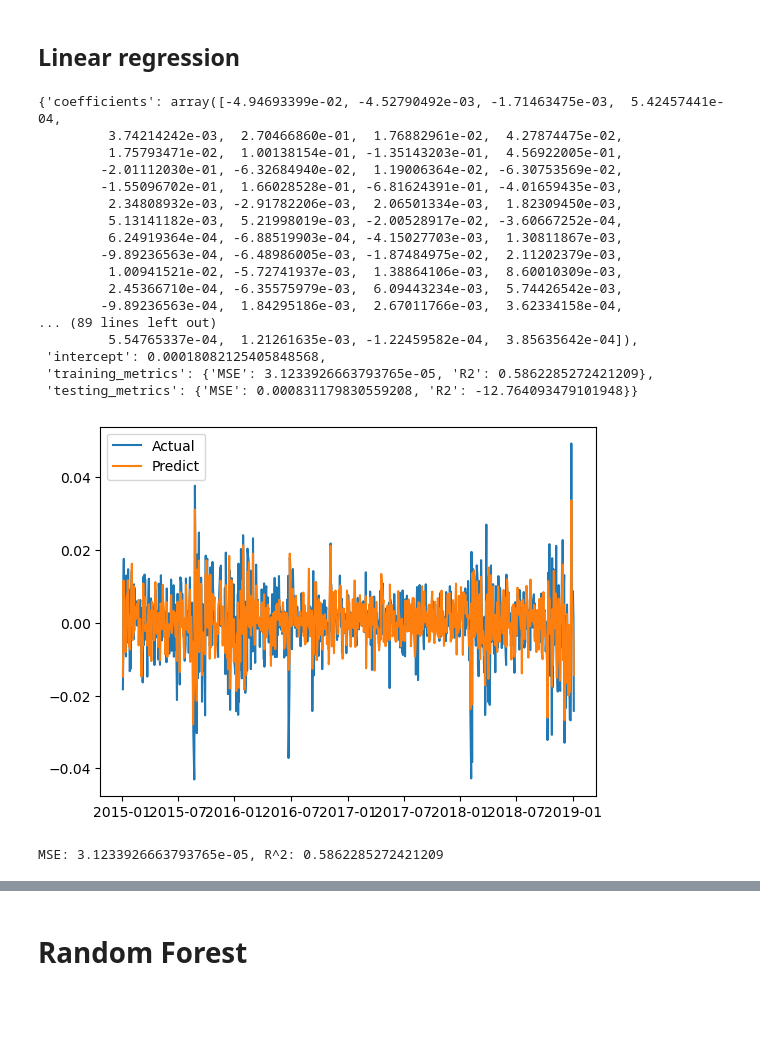
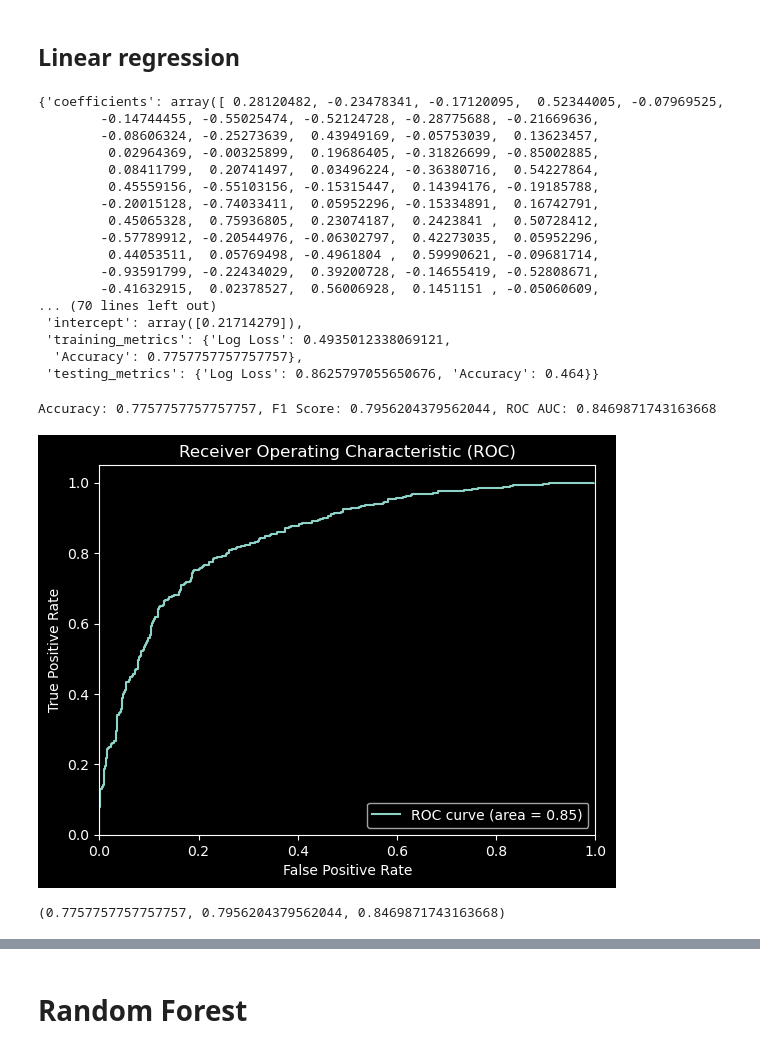
Before and after one commit to nogibjj/Hedgehog, a Jupyter notebook: new_predict_classification.ipynb, the cells around one changed output, grey strips where cells are left out. Drawn from its saved outputs; the diff is of its cells as text; code cells hidden in the pictures; blank space fills up the shorter version.

```diff
--- a/new_predict_classification.ipynb
+++ b/new_predict_classification.ipynb
@@ -464,65 +554,77 @@ MSE: 6.780591446306916e-05, R^2: -0.12284599648883465
 # %% [markdown]
 # Set 4: All (including Tweet Sentiment and News Sentiment)
 # %%
-y = df['SPY_log_ret_1d'][1:]
+y = df["SPY_log_ret_1d"][1:]
+y = (y > 0).astype(int)
 
 X4 = pd.concat([df.iloc[:, 0:11], df.iloc[:, 23:]], axis=1)[:-1].ffill()
 
-(X_train4, X_test4, y_train4, y_test4) = prepare_X_y(X4, y, lags_period=None, test_size=0.2)
+(X_train4, X_test4, y_train4, y_test4) = prepare_X_y(X4, y, test_size=0.2)
 # %% [markdown]
 ## Linear regression
 # %%
-# Initialize the Linear Regression model
-lr_model4 = LinearRegression()
+# Initialize the Logistic Regression model
+lr_model4 = LogisticRegression()
 
 # Fit the model with the training data
 lr_model4.fit(X_train4, y_train4)
 
-# Coefficients and intercept
+# The coefficients and intercept
 coefficients4 = lr_model4.coef_
 intercept4 = lr_model4.intercept_
 
 # Predict on the training data
+# Predicted probabilities
+y_train_pred_proba4 = lr_model4.predict_proba(X_train4)
+# Predicted classes
 y_train_pred4 = lr_model4.predict(X_train4)
 
 # Calculate metrics on training data
-train_mse4 = mean_squared_error(y_train4, y_train_pred4)
-train_r24 = r2_score(y_train4, y_train_pred4)
+# Log Loss
+train_log_loss4 = log_loss(y_train4, y_train_pred_proba4)
+# Accuracy
+train_accuracy4 = accuracy_score(y_train4, y_train_pred4)
 
 # Predict on the testing data
+# Predicted probabilities
+y_test_pred_proba4 = lr_model4.predict_proba(X_test4)
+# Predicted classes
 y_test_pred4 = lr_model4.predict(X_test4)
 
 # Calculate metrics on testing data
-test_mse4 = mean_squared_error(y_test4, y_test_pred4)
-test_r24 = r2_score(y_test4, y_test_pred4)
+# Log Loss
+test_log_loss4 = log_loss(y_test4, y_test_pred_proba4)
+# Accuracy
+test_accuracy4 = accuracy_score(y_test4, y_test_pred4)
 
 {
-    "coefficients": coefficients4,
+    "coefficients": coefficients4.flatten(),  # Flatten to make it a 1D array for simplicity
     "intercept": intercept4,
-    "training_metrics": {"MSE": train_mse4, "R2": train_r24},
-    "testing_metrics": {"MSE": test_mse4, "R2": test_r24},
+    "training_metrics": {"Log Loss": train_log_loss4, "Accuracy": train_accuracy4},
+    "testing_metrics": {"Log Loss": test_log_loss4, "Accuracy": test_accuracy4},
 }
 # %% [output]
-{'coefficients': array([-4.94693399e-02, -4.52790492e-03, -1.71463475e-03,  5.42457441e-04,
-         3.74214242e-03,  2.70466860e-01,  1.76882961e-02,  4.27874475e-02,
-         1.75793471e-02,  1.00138154e-01, -1.35143203e-01,  4.56922005e-01,
-        -2.01112030e-01, -6.32684940e-02,  1.19006364e-02, -6.30753569e-02,
-        -1.55096702e-01,  1.66028528e-01, -6.81624391e-01, -4.01659435e-03,
-         2.34808932e-03, -2.91782206e-03,  2.06501334e-03,  1.82309450e-03,
-         5.13141182e-03,  5.21998019e-03, -2.00528917e-02, -3.60667252e-04,
-         6.24919364e-04, -6.88519903e-04, -4.15027703e-03,  1.30811867e-03,
-        -9.89236563e-04, -6.48986005e-03, -1.87484975e-02,  2.11202379e-03,
-         1.00941521e-02, -5.72741937e-03,  1.38864106e-03,  8.60010309e-03,
-         2.45366710e-04, -6.35575979e-03,  6.09443234e-03,  5.74426542e-03,
-        -9.89236563e-04,  1.84295186e-03,  2.67011766e-03,  3.62334158e-04,
-... (89 lines left out)
-         5.54765337e-04,  1.21261635e-03, -1.22459582e-04,  3.85635642e-04]),
- 'intercept': 0.00018082125405848568,
- 'training_metrics': {'MSE': 3.1233926663793765e-05, 'R2': 0.5862285272421209},
- 'testing_metrics': {'MSE': 0.000831179830559208, 'R2': -12.764093479101948}}
+{'coefficients': array([ 0.28120482, -0.23478341, -0.17120095,  0.52344005, -0.07969525,
+        -0.14744455, -0.55025474, -0.52124728, -0.28775688, -0.21669636,
+        -0.08606324, -0.25273639,  0.43949169, -0.05753039,  0.13623457,
+         0.02964369, -0.00325899,  0.19686405, -0.31826699, -0.85002885,
+         0.08411799,  0.20741497,  0.03496224, -0.36380716,  0.54227864,
+         0.45559156, -0.55103156, -0.15315447,  0.14394176, -0.19185788,
+        -0.20015128, -0.74033411,  0.05952296, -0.15334891,  0.16742791,
+         0.45065328,  0.75936805,  0.23074187,  0.2423841 ,  0.50728412,
+        -0.57789912, -0.20544976, -0.06302797,  0.42273035,  0.05952296,
+         0.44053511,  0.05769498, -0.4961804 ,  0.59990621, -0.09681714,
+        -0.93591799, -0.22434029,  0.39200728, -0.14655419, -0.52808671,
+        -0.41632915,  0.02378527,  0.56006928,  0.1451151 , -0.05060609,
+... (70 lines left out)
+ 'intercept': array([0.21714279]),
+ 'training_metrics': {'Log Loss': 0.4935012338069121,
+  'Accuracy': 0.7757757757757757},
+ 'testing_metrics': {'Log Loss': 0.8625797055650676, 'Accuracy': 0.464}}
 # %%
-test_mse_r2(lr_model4, X_train4, y_train4)
+test_accuracy_f1_roc_auc(lr_model4, X_train4, y_train4)
 # %% [output]
+Accuracy: 0.7757757757757757, F1 Score: 0.7956204379562044, ROC AUC: 0.8469871743163668
-[figure, old version]
+[figure, new version]
-MSE: 3.1233926663793765e-05, R^2: 0.5862285272421209
+(0.7757757757757757, 0.7956204379562044, 0.8469871743163668)
 # %%
```
Also changed, not shown: parts of 26 cells of this notebook.
